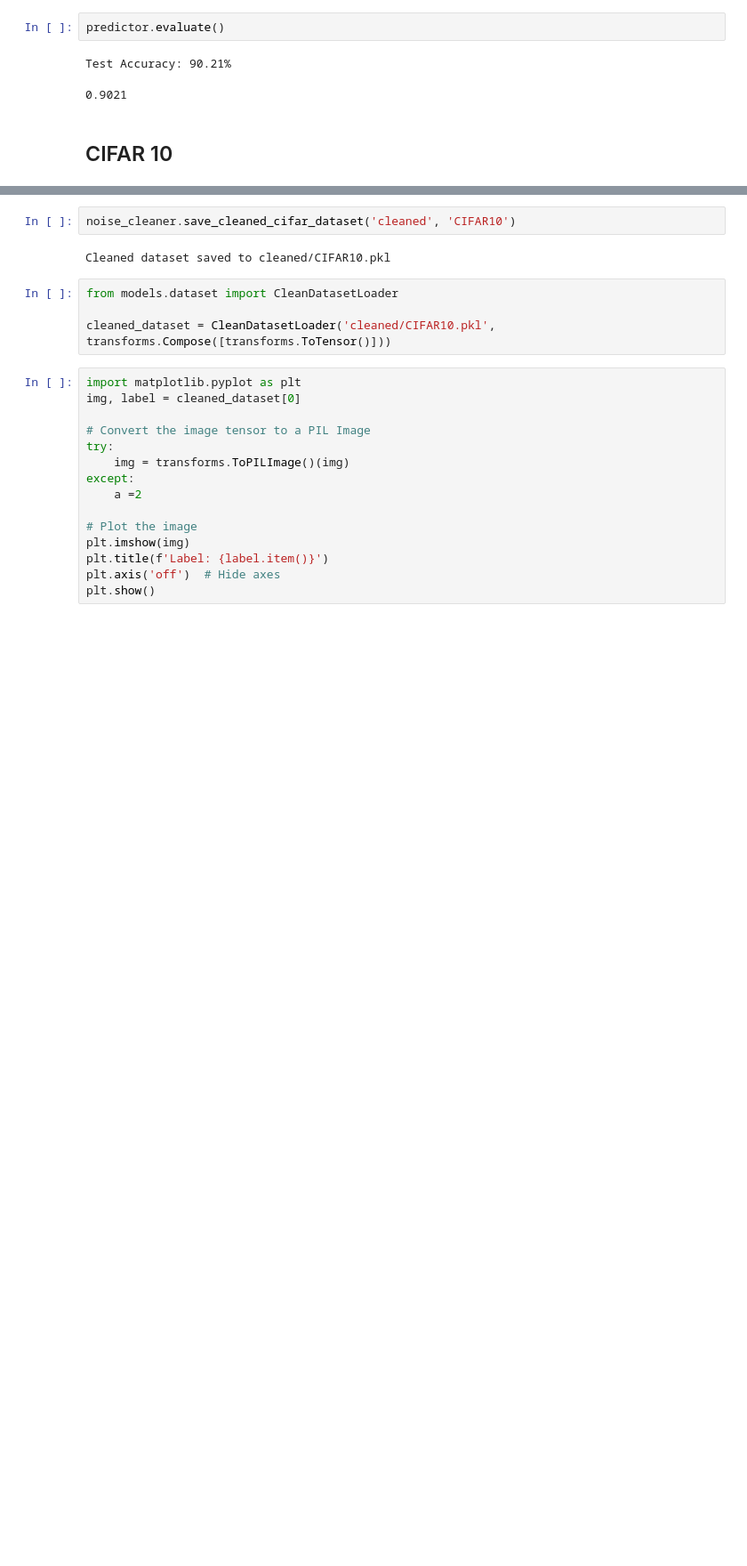
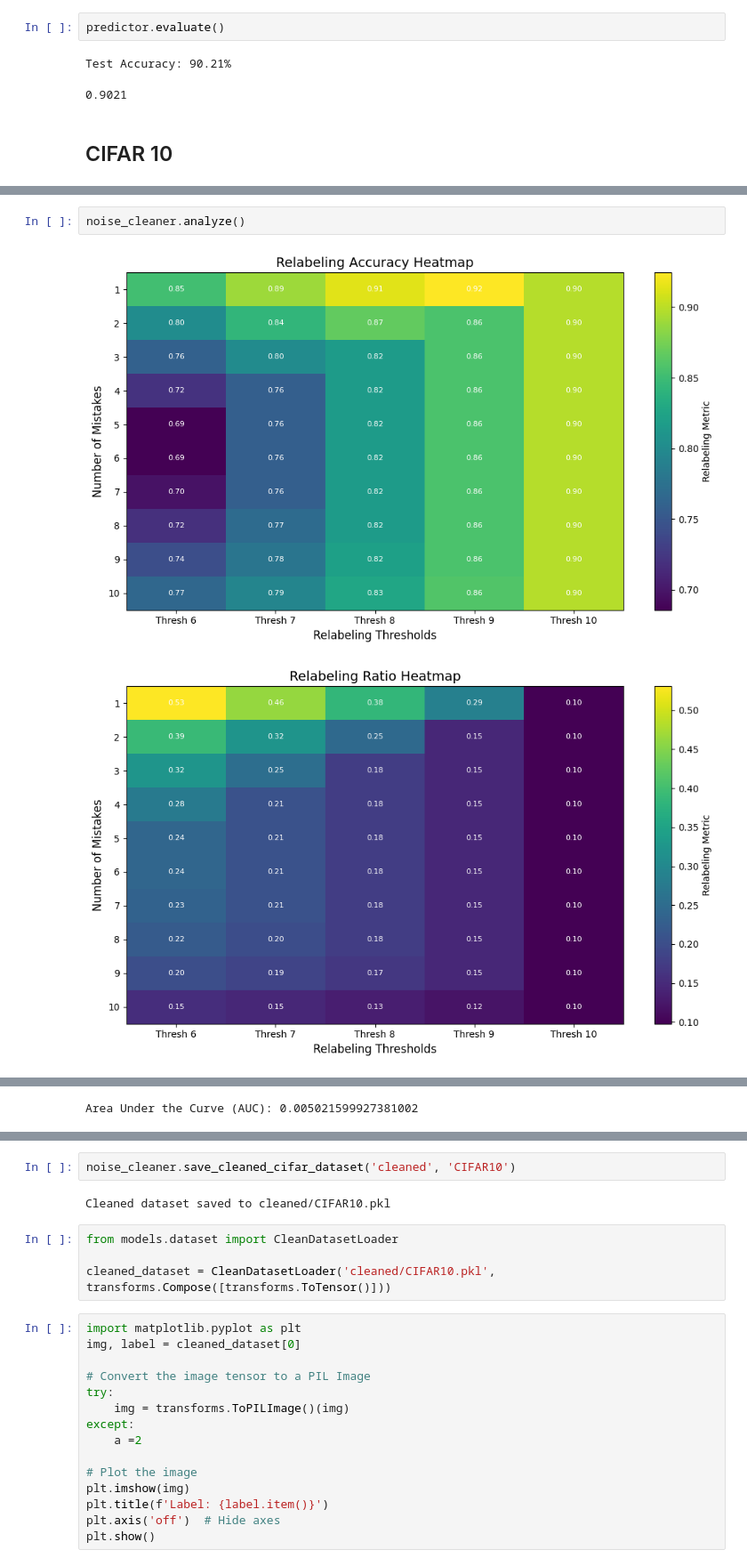
Before and after one commit to stormaref/SiameseNoiseDetection, a Jupyter notebook: main.ipynb, the cells around one changed output, grey strips where cells are left out. Shown at 89% size. Cells and saved outputs as stored; diff of their text form; blank space fills up the shorter version.

```diff
--- a/main.ipynb
+++ b/main.ipynb
@@ -185,0 +197,5 @@ weighted avg     0.8969    0.9004    0.8977     50000
+# %%
+noise_cleaner.analyze()
+# %% [output]
+[figure, added]
+[figure, added]
@@ -185,0 +204 @@ weighted avg     0.8969    0.9004    0.8977     50000
+Area Under the Curve (AUC): 0.005021599927381002
```
Also changed, not shown: parts of 5 cells of this notebook, 14 other files.
